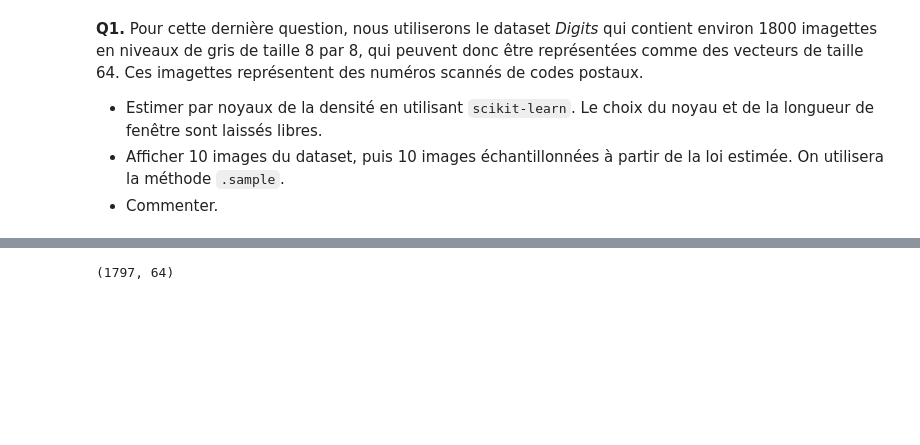
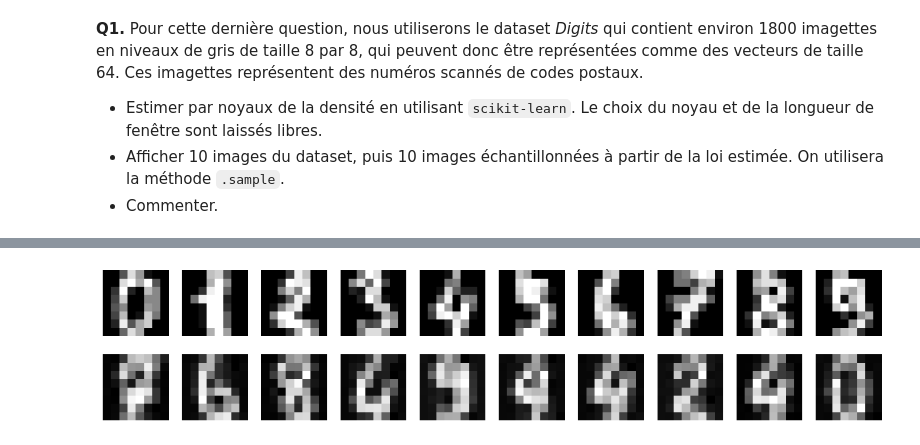
Before and after one commit to alxndrTL/python_sdia, a Jupyter notebook: Labs_Stats/tp2/tp2_FERNANDES_TORRES.ipynb, the cells around one changed output, grey strips where cells are left out. Drawn from its saved outputs; the diff is of its cells as text; code cells hidden in the pictures; blank space fills up the shorter version.

```diff
--- a/Labs_Stats/tp2/tp2_FERNANDES_TORRES.ipynb
+++ b/Labs_Stats/tp2/tp2_FERNANDES_TORRES.ipynb
@@ -374,28 +384,27 @@ Une fois la fonction de densité estimée par noyaux, nous pouvons échantillonn
 # %%
-from sklearn.datasets import load_digits
+# tous les pixels ont la même échelle, on peut donc utiliser un unique h pour toutes les dimensions (pas besoin de normaliser)
 
-X_digits = load_digits().data # (1797, 64)
+from sklearn.model_selection import train_test_split
+# on met de côté un jeu de test pour évaluer la vraisemblance de ces données test compte tenu du kde appris
+X_train, X_test = train_test_split(X_digits, test_size=0.25)
 
 # Use scikit-learn to estimate the density
 
-# # # # # # # # #
-# YOUR CODE HERE #
-# # # # # # # # #
-
+k = 'gaussian' # gaussian, tophat
+h = 0.9
+kde = KernelDensity(kernel=k, bandwidth=h).fit(X_digits)
 
 # Generate 10 new samples
 
-# # # # # # # # #
-# YOUR CODE HERE #
-# # # # # # # # #
-
+digits_generes = scaler.inverse_transform(kde.sample(10))
 
 # Plot 10 images from the dataset and 10 fake images obtained by sampling
 
-# # # # # # # # #
-# YOUR CODE HERE #
-# # # # # # # # #
+fig, axes = plt.subplots(2, 10, figsize=(15, 3))
+for i in range(10):
+    axes[0, i].imshow(X_digits[i].reshape(8, 8), cmap='gray')
+    axes[0, i].axis('off')
+    axes[1, i].imshow(digits_generes[i].reshape(8, 8), cmap='gray')
+    axes[1, i].axis('off')
+# %% [output]
+[figure, added]
-# %%
-X_digits.shape
-# %% [output]
-(1797, 64)
```
Also changed, not shown: parts of 5 cells of this notebook.
